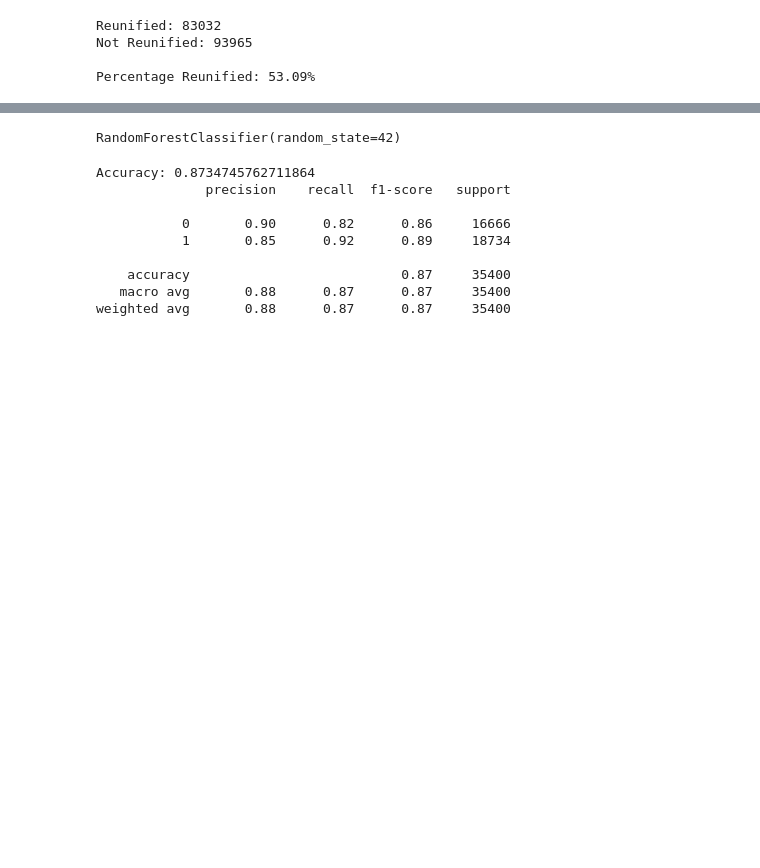
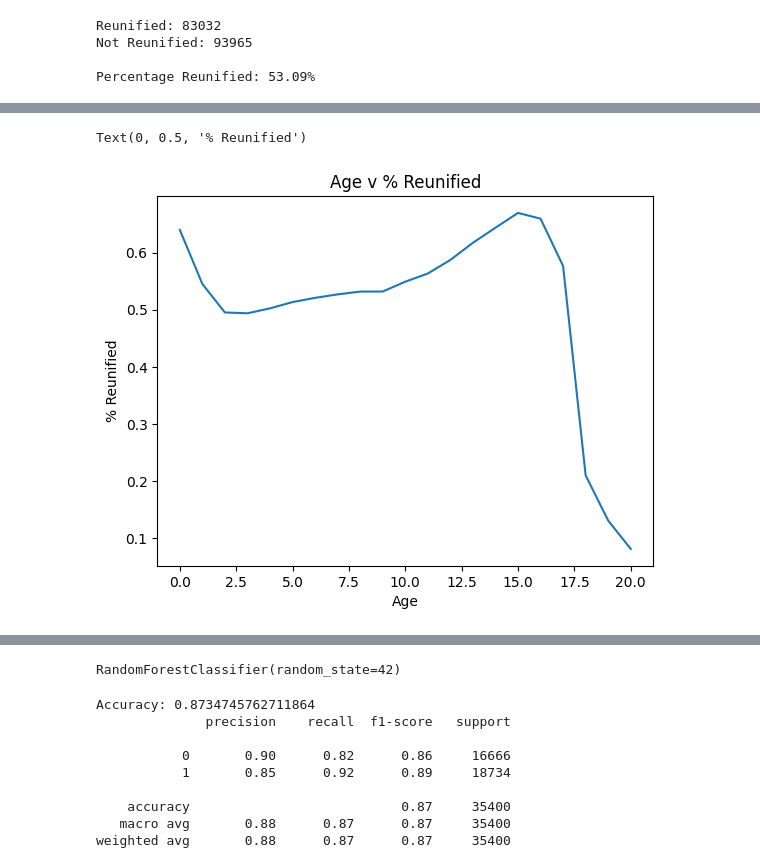
Before and after one commit to sophie2chance2/foster_care_analysis, a Jupyter notebook: working.ipynb, the cells around one changed output, grey strips where cells are left out. Cells and saved outputs as stored; diff of their text form; code cells hidden in the pictures; blank space fills up the shorter version.

```diff
--- a/working.ipynb
+++ b/working.ipynb
@@ -89,0 +122,10 @@ import seaborn as sns
+# %%
+# plot age v % that reunified
+age_reunified = chart_df.groupby('AgeAtEnd')['reunified'].mean()
+age_reunified.plot()
+plt.title('Age v % Reunified')
+plt.xlabel('Age')
+plt.ylabel('% Reunified')
+# %% [output]
+Text(0, 0.5, '% Reunified')
+[figure, added]
```
Also changed, not shown: parts of 24 cells of this notebook, 2 other files.
